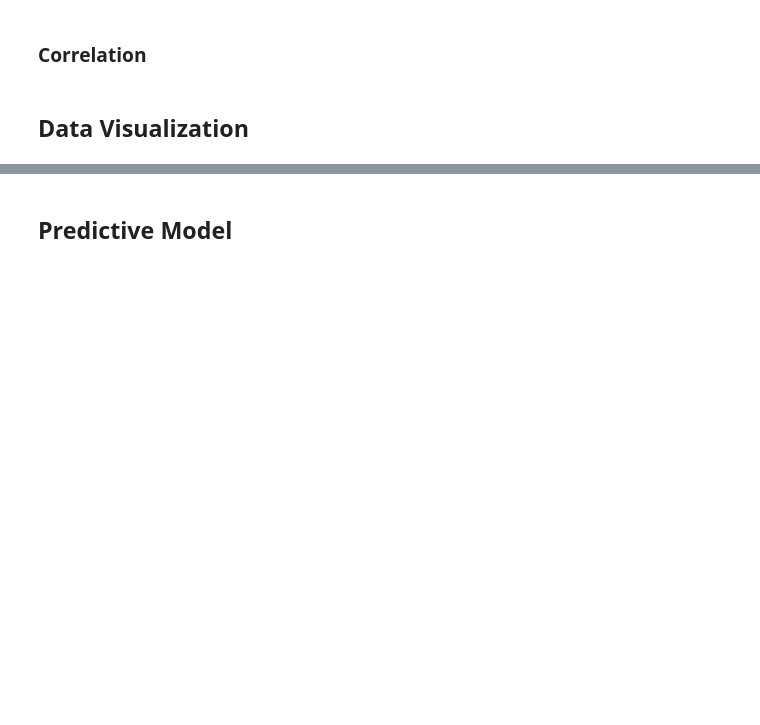
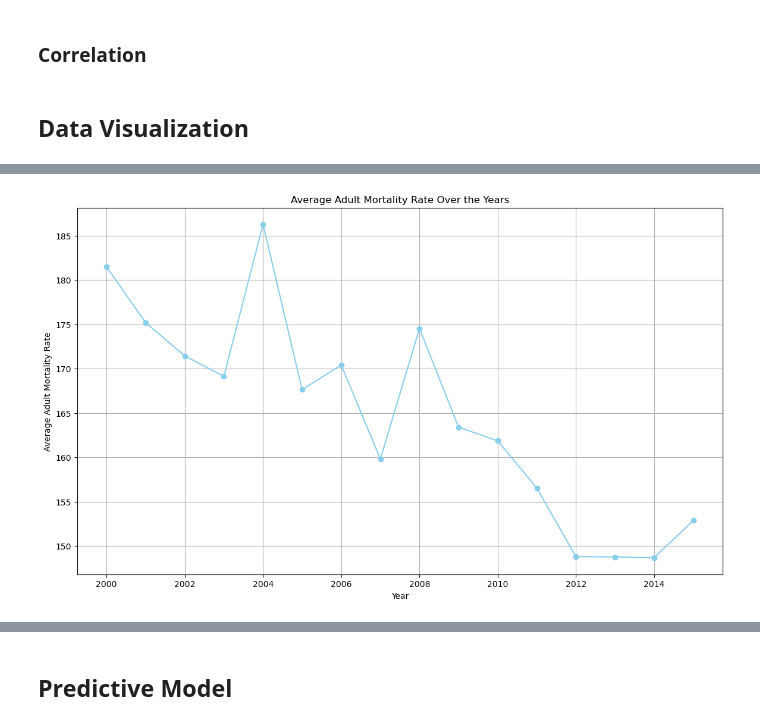
Before and after one commit to GrantCa24/DA_Group6-Final_Project, a Jupyter notebook: Project-Life_Expectancy.ipynb, the cells around one changed output, grey strips where cells are left out. Saved outputs shown, nothing was run; the diff lists cells and outputs as text; code cells hidden in the pictures; blank space fills up the shorter version.

```diff
--- a/Project-Life_Expectancy.ipynb
+++ b/Project-Life_Expectancy.ipynb
@@ -560,0 +614,14 @@ dtype: float64
+# %%
+# 4 Adult mortality rate over the years
+grouped_data = data.groupby('Year')['Adult Mortality'].mean().reset_index()
+
+# Plot the data
+plt.figure(figsize=(14, 8))
+plt.plot(grouped_data['Year'], grouped_data['Adult Mortality'], marker='o', linestyle='-', color='skyblue')
+plt.title('Average Adult Mortality Rate Over the Years')
+plt.xlabel('Year')
+plt.ylabel('Average Adult Mortality Rate')
+plt.grid(True)
+plt.show()
+# %% [output]
+[figure, added]
```
Also changed, not shown: parts of 5 cells of this notebook.
